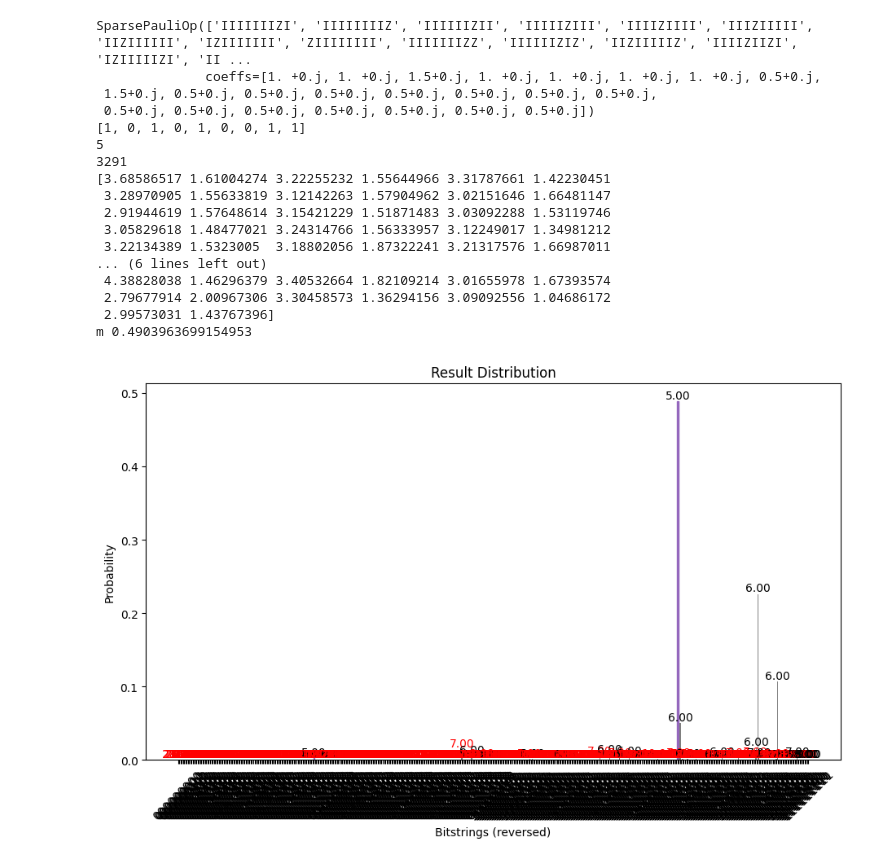
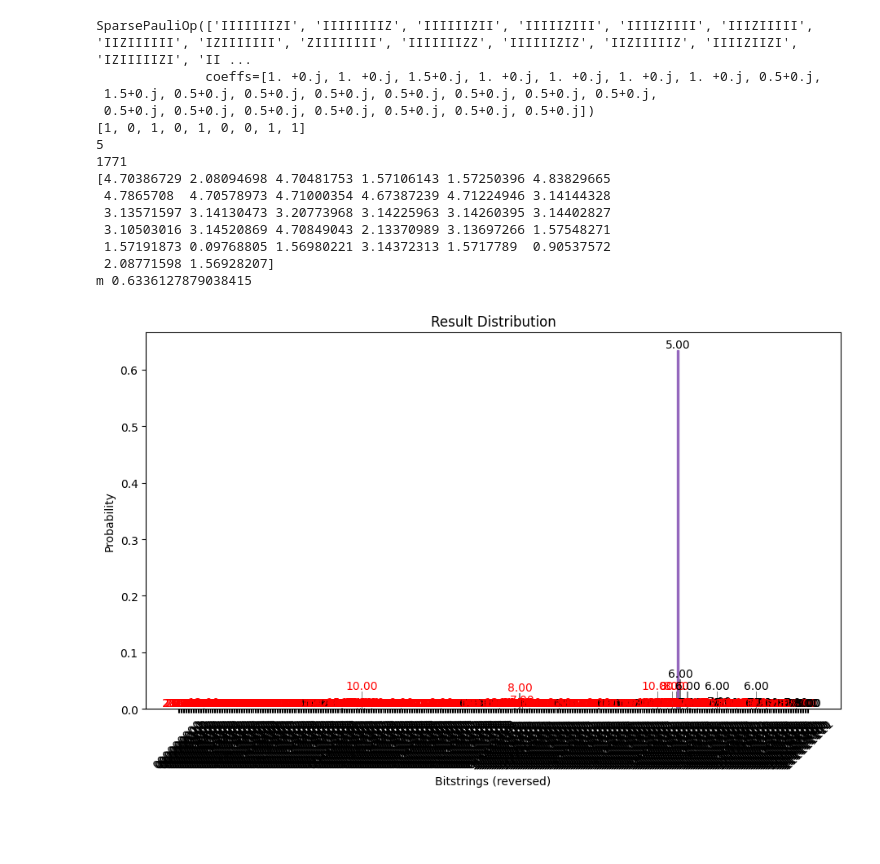
Before and after one commit to Smeidir/QAOA, a Jupyter notebook: tests.ipynb, the cells around one changed output. Saved outputs shown, nothing was run; the diff lists cells and outputs as text; code cells hidden in the pictures; blank space fills up the shorter version.

```diff
--- a/tests.ipynb
+++ b/tests.ipynb
@@ -48,47 +49,45 @@ plt.show()
 # %%
 
 quantum = QAOArunner(graph=graph,
                      backend_mode = 'statevector',
                      param_initialization= 'gaussian',
-                     qaoa_variant='vanilla',
+                     qaoa_variant='multiangle',
                      optimizer='COBYLA',
-                     depth =40,
-                     vertexcover=True,
+                     depth =1,
+                     problem_type='minvertexcover',
+                     warm_start=True,
                      amount_shots = 1000,
                      max_tol = 1e-2,#lower shots and tolerance for faster runs
 
                      )
 
 quantum.build_circuit()
 print(quantum.cost_hamiltonian)
 quantum.run()
 #print(f'Total time: {quantum.time_elapsed} in which {np.sum(quantum.runtimes)/quantum.time_elapsed:.2f}% was spent inside the cost_func_estimator and {1 - np.sum(quantum.runtimes)/quantum.time_elapsed:.2f} inside optimizer and help functions.')
 #removed timer statements from qaoa so above line does not work
 print(quantum.solution)
 print(quantum.evaluate_solution())
 print(quantum.fev)
 print(quantum.final_params)
 print('m',quantum.get_prob_measure_optimal())
 quantum.print_bitstrings()
 # %% [output]
 SparsePauliOp(['IIIIIIIZI', 'IIIIIIIIZ', 'IIIIIIZII', 'IIIIIZIII', 'IIIIZIIII', 'IIIZIIIII', 'IIZIIIIII', 'IZIIIIIII', 'ZIIIIIIII', 'IIIIIIIZZ', 'IIIIIIZIZ', 'IIZIIIIIZ', 'IIIIZIIZI', 'IZIIIIIZI', 'II ...
               coeffs=[1. +0.j, 1. +0.j, 1.5+0.j, 1. +0.j, 1. +0.j, 1. +0.j, 1. +0.j, 0.5+0.j,
  1.5+0.j, 0.5+0.j, 0.5+0.j, 0.5+0.j, 0.5+0.j, 0.5+0.j, 0.5+0.j, 0.5+0.j,
  0.5+0.j, 0.5+0.j, 0.5+0.j, 0.5+0.j, 0.5+0.j, 0.5+0.j, 0.5+0.j])
 [1, 0, 1, 0, 1, 0, 0, 1, 1]
 5
-3291
-[3.68586517 1.61004274 3.22255232 1.55644966 3.31787661 1.42230451
- 3.28970905 1.55633819 3.12142263 1.57904962 3.02151646 1.66481147
- 2.91944619 1.57648614 3.15421229 1.51871483 3.03092288 1.53119746
- 3.05829618 1.48477021 3.24314766 1.56333957 3.12249017 1.34981212
- 3.22134389 1.5323005  3.18802056 1.87322241 3.21317576 1.66987011
-... (6 lines left out)
- 4.38828038 1.46296379 3.40532664 1.82109214 3.01655978 1.67393574
- 2.79677914 2.00967306 3.30458573 1.36294156 3.09092556 1.04686172
- 2.99573031 1.43767396]
-m 0.4903963699154953
+1771
+[4.70386729 2.08094698 4.70481753 1.57106143 1.57250396 4.83829665
+ 4.7865708  4.70578973 4.71000354 4.67387239 4.71224946 3.14144328
+ 3.13571597 3.14130473 3.20773968 3.14225963 3.14260395 3.14402827
+ 3.10503016 3.14520869 4.70849043 2.13370989 3.13697266 1.57548271
+ 1.57191873 0.09768805 1.56980221 3.14372313 1.5717789  0.90537572
+ 2.08771598 1.56928207]
+m 0.6336127879038415
-[figure, old version]
+[figure, new version]
 # %%
 print(quantum.classical_solution)
 quantum.solver.plot_result()
```
Also changed, not shown: parts of 4 cells of this notebook, 3 other files.
